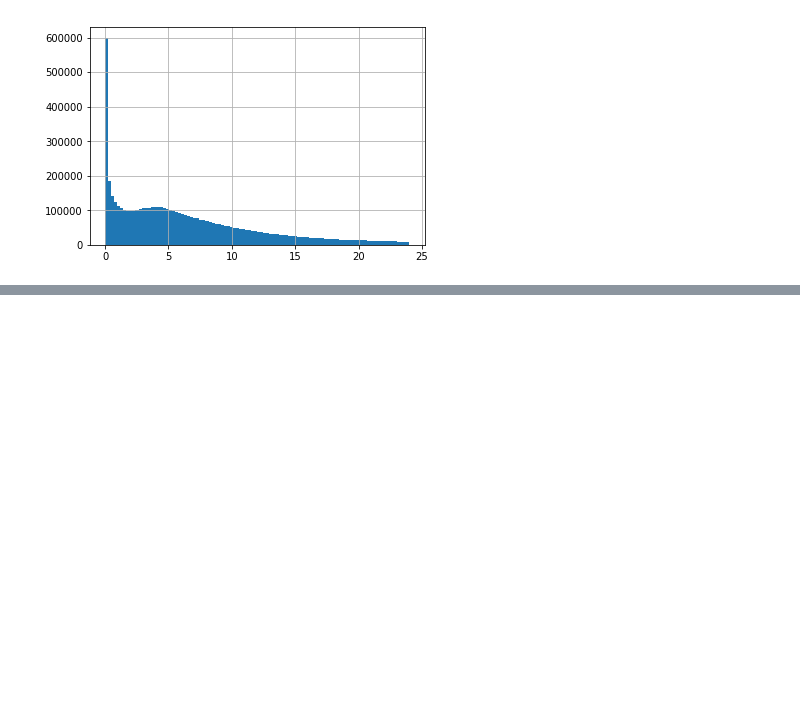
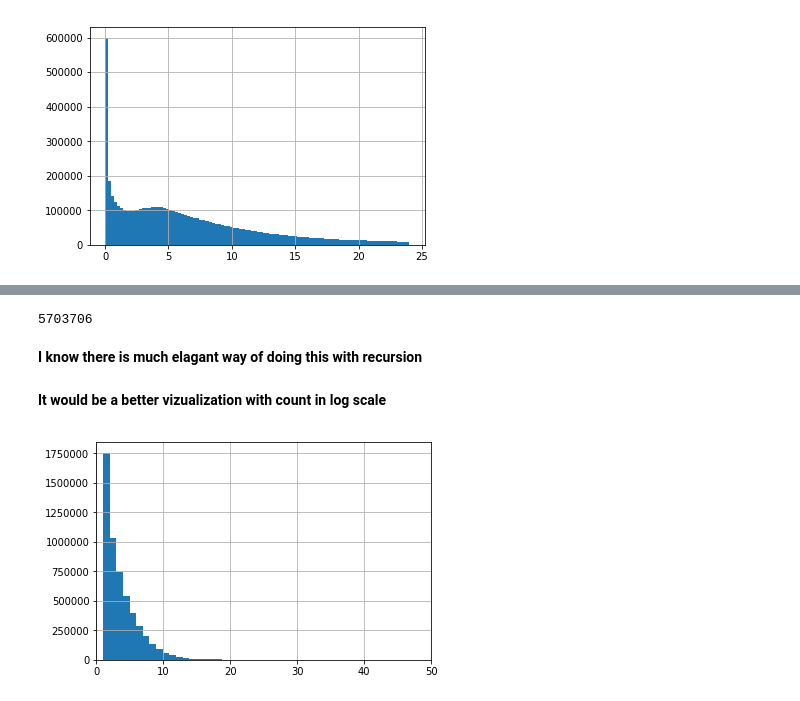
Before and after one commit to Prakhar-USF/ml-reddit, a Jupyter notebook: EDA_New_Data.ipynb, the cells around one changed output, grey strips where cells are left out. Drawn from its saved outputs; the diff is of its cells as text; code cells hidden in the pictures; blank space fills up the shorter version.

Commit message:
added depth function

```diff
--- a/EDA_New_Data.ipynb
+++ b/EDA_New_Data.ipynb
@@ -202,0 +183,37 @@ df.loc[:10, ['name', 'parent_id']].to_dict('records')
+# %%
+def pd_to_dict(df, index='', column=''):
+    dft = df.copy(deep=True)
+    dft.index = dft[index]
+    dft = dft.drop([index], axis=1)
+    res = dft.to_dict()[column]
+    del dft
+    return res
+# %%
+comment_to_parent_dict = pd_to_dict(df[['name', 'parent_id']],
+                                    index='name', column='parent_id')
+# %%
+len(comment_to_parent_dict)
+# %% [output]
+5703706
+# %% [markdown]
+**I know there is much elagant way of doing this with recursion**
+# %%
+def get_depth(x):
+    counter = 0
+    temp = x
+    while True:
+        if temp[:3] == 't3_':
+            return counter
+        try:
+            temp = comment_to_parent_dict[temp]
+        except KeyError:
+            return np.nan
+        counter += 1
+# %%
+df['depth'] = df.name.apply(get_depth)
+# %% [markdown]
+**It would be a better vizualization with count in log scale**
+# %%
+df.depth[df.depth < 200].hist(bins=200).set_xlim((0,50));
+# %% [output]
+[figure, added]
```
Also changed, not shown: parts of 14 cells of this notebook.
